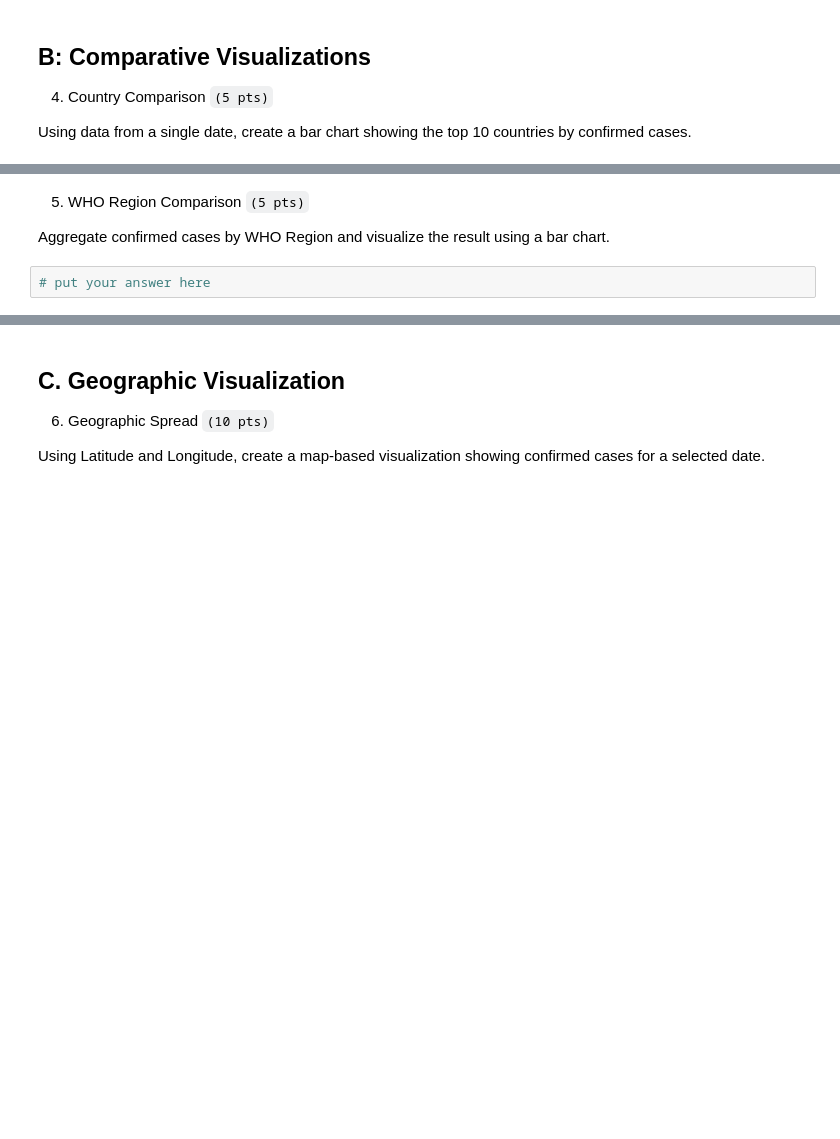
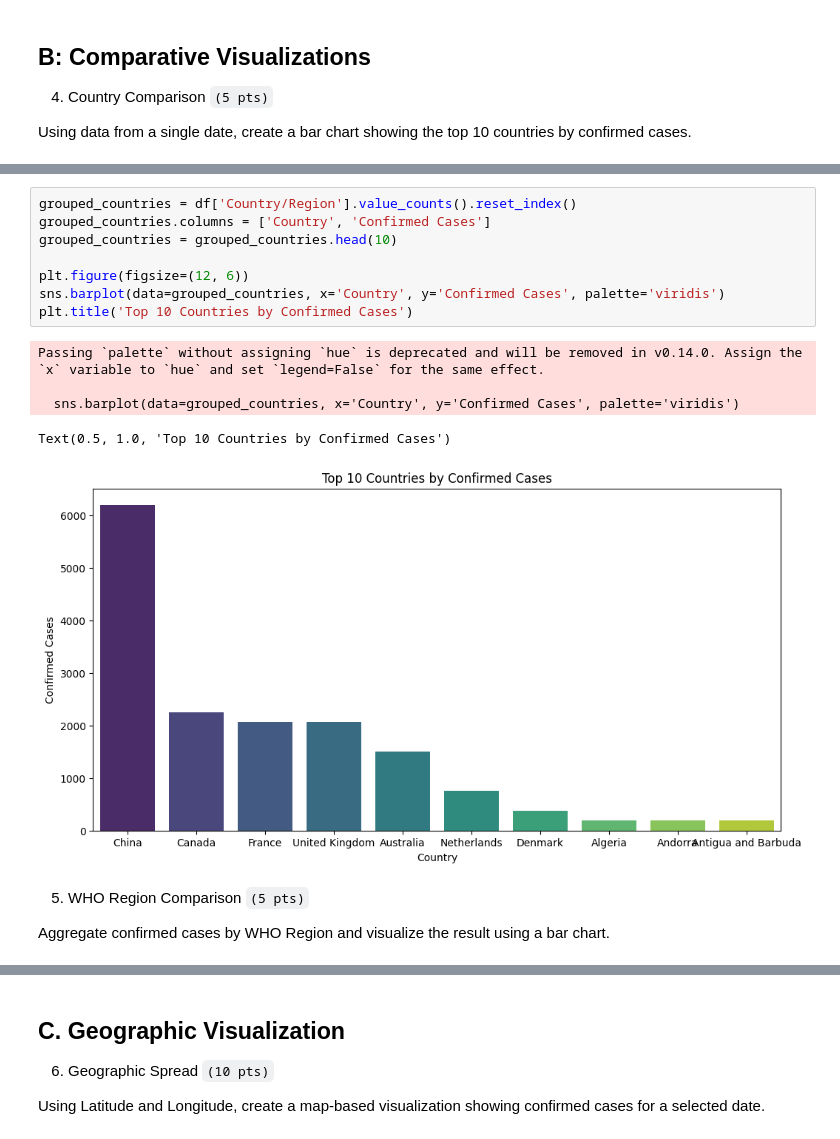
Before and after one commit to moridin04/CCDATSCL_COM221ML_EXERCISES, a Jupyter notebook: Exercise4.ipynb, the cells around one changed output, grey strips where cells are left out. Cells and saved outputs as stored; diff of their text form; blank space fills up the shorter version.

```diff
--- a/Exercise4.ipynb
+++ b/Exercise4.ipynb
@@ -175,6 +191,18 @@ Using data from a single date, create a bar chart showing the top 10 countries b
+# %%
+grouped_countries = df['Country/Region'].value_counts().reset_index()
+grouped_countries.columns = ['Country', 'Confirmed Cases']
+grouped_countries = grouped_countries.head(10)
+
+plt.figure(figsize=(12, 6))
+sns.barplot(data=grouped_countries, x='Country', y='Confirmed Cases', palette='viridis')
+plt.title('Top 10 Countries by Confirmed Cases')
+# %% [output]
+Passing `palette` without assigning `hue` is deprecated and will be removed in v0.14.0. Assign the `x` variable to `hue` and set `legend=False` for the same effect.
+
+  sns.barplot(data=grouped_countries, x='Country', y='Confirmed Cases', palette='viridis')
+Text(0.5, 1.0, 'Top 10 Countries by Confirmed Cases')
+[figure, added]
 # %% [markdown]
 5. WHO Region Comparison `(5 pts)`
 
 Aggregate confirmed cases by WHO Region and visualize the result using a bar chart.
-# %%
-# put your answer here
```
Also changed, not shown: parts of 8 cells of this notebook.
